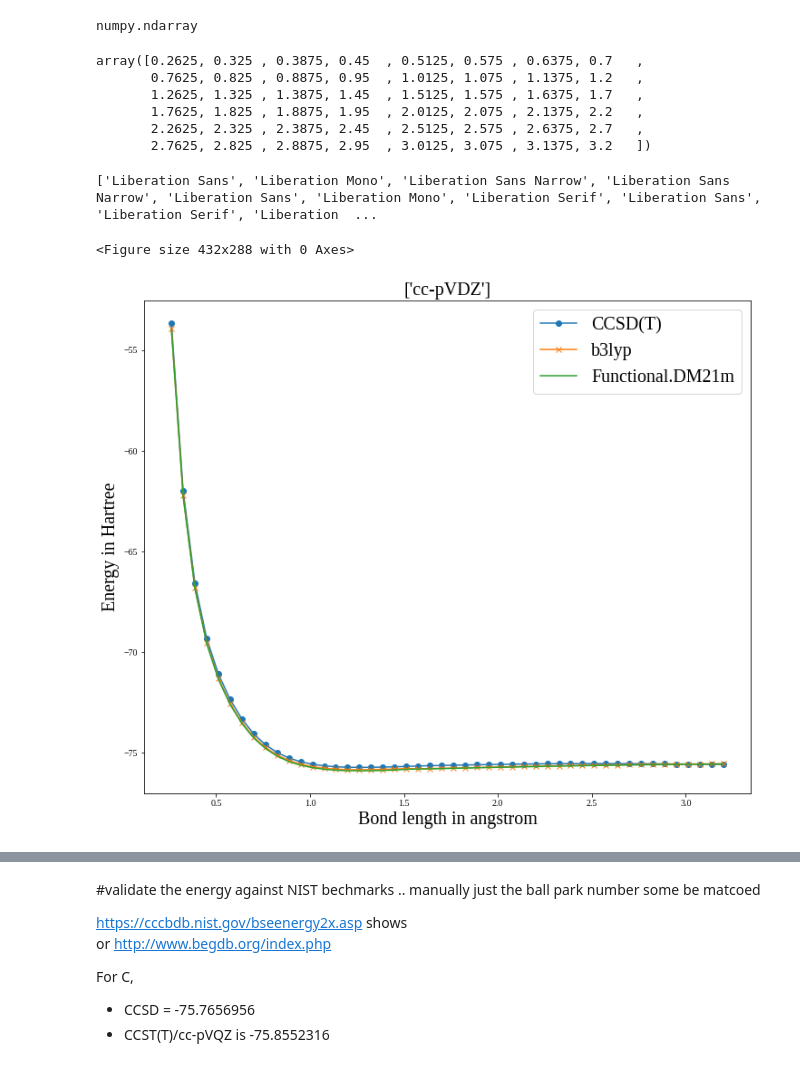
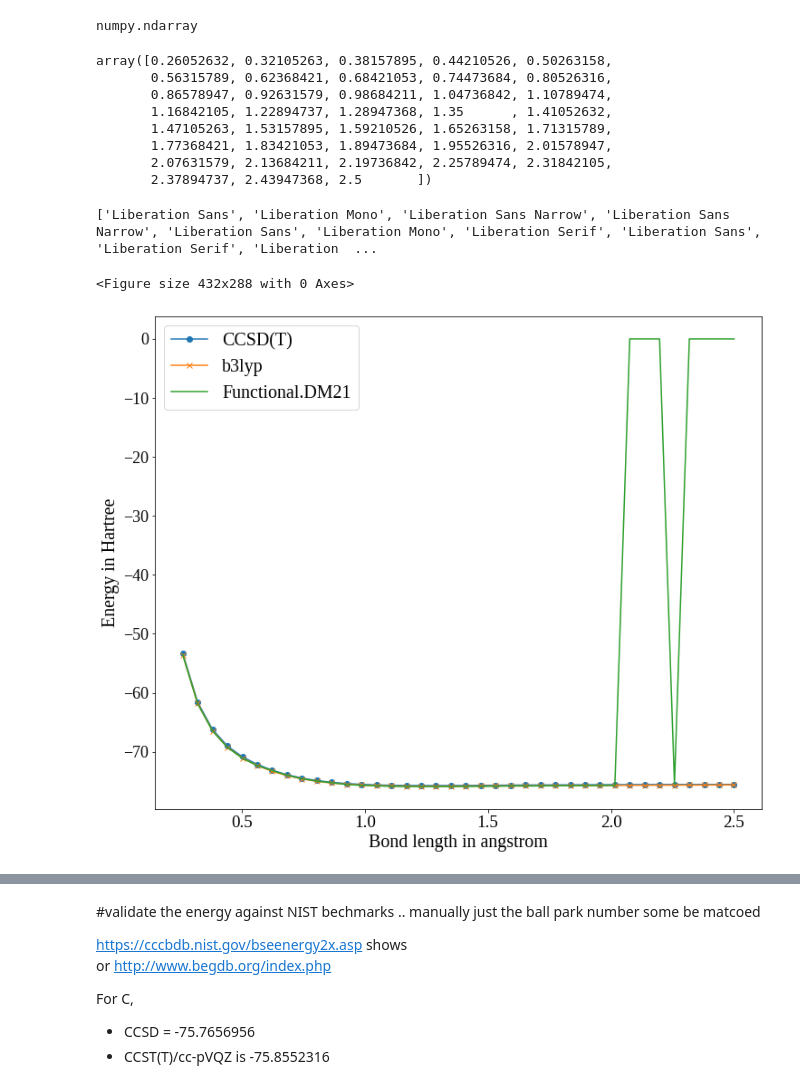
Before and after one commit to rajagopalmotivate/MLinQuantamScience, a Jupyter notebook: Nandri_Nandri_DM21_plot_energy_vs_bond_lenght_ver_J400_12_Jun_2022_WORKS_Well_C.ipynb, the cells around one changed output, grey strips where cells are left out. Cells and saved outputs as stored; diff of their text form; code cells hidden in the pictures.

```diff
--- a/Nandri_Nandri_DM21_plot_energy_vs_bond_lenght_ver_J400_12_Jun_2022_WORKS_Well_C.ipynb
+++ b/Nandri_Nandri_DM21_plot_energy_vs_bond_lenght_ver_J400_12_Jun_2022_WORKS_Well_C.ipynb
@@ -664,0 +665,3 @@ df.drop(columns=['Weight', 'Element', 'Molecule', 'BasisSet', 'Spin','BuiltMolec
+# %%
+import pandas as pd
+df = pd.read_csv('/content/drive/My Drive/DeepMindENERGYVsBOND_0003_CCE-Final-.csv')
@@ -669,12 +692,14 @@ numpy.ndarray
 # %%
 df['bond_lenght'].to_numpy()
 # %% [output]
-array([0.2625, 0.325 , 0.3875, 0.45  , 0.5125, 0.575 , 0.6375, 0.7   ,
-       0.7625, 0.825 , 0.8875, 0.95  , 1.0125, 1.075 , 1.1375, 1.2   ,
-       1.2625, 1.325 , 1.3875, 1.45  , 1.5125, 1.575 , 1.6375, 1.7   ,
-       1.7625, 1.825 , 1.8875, 1.95  , 2.0125, 2.075 , 2.1375, 2.2   ,
-       2.2625, 2.325 , 2.3875, 2.45  , 2.5125, 2.575 , 2.6375, 2.7   ,
-       2.7625, 2.825 , 2.8875, 2.95  , 3.0125, 3.075 , 3.1375, 3.2   ])
+array([0.26052632, 0.32105263, 0.38157895, 0.44210526, 0.50263158,
+       0.56315789, 0.62368421, 0.68421053, 0.74473684, 0.80526316,
+       0.86578947, 0.92631579, 0.98684211, 1.04736842, 1.10789474,
+       1.16842105, 1.22894737, 1.28947368, 1.35      , 1.41052632,
+       1.47105263, 1.53157895, 1.59210526, 1.65263158, 1.71315789,
+       1.77368421, 1.83421053, 1.89473684, 1.95526316, 2.01578947,
+       2.07631579, 2.13684211, 2.19736842, 2.25789474, 2.31842105,
+       2.37894737, 2.43947368, 2.5       ])
 # %%
 import  matplotlib.font_manager
 
@@ -725,15 +750,14 @@ def plotNand(choiceDFT , myfigsize=(12, 10), myfontsize=20):
   plt.rc('ytick',labelsize=myfontsize-2)
   plt.ylabel('Energy in Hartree', fontsize = myfontsize)
   plt.xlabel('Bond length in angstrom', fontsize = myfontsize)
-  plt.title(ValidatedBasisSet, fontsize = myfontsize)
   plt.show()
 # %%
 
-choiceDFT = ['CCSDT', 'b3lyp' , 'Functional.DM21m']
+choiceDFT = ['CCSDT', 'b3lyp' , 'Functional.DM21']
 plotNand(choiceDFT , myfigsize=(12, 10), myfontsize=20)
 # %% [output]
 <Figure size 432x288 with 0 Axes>
-[figure, old version]
+[figure, new version]
 # %%
 
 choiceDFT = ['CCSDT', 'b3lyp' , 'SCAN' , 'wB97X-V', 'pbe' , 'Functional.DM21m', 'Functional.DM21mc' , 'Functional.DM21mu']
```
Also changed, not shown: parts of 34 cells of this notebook.
